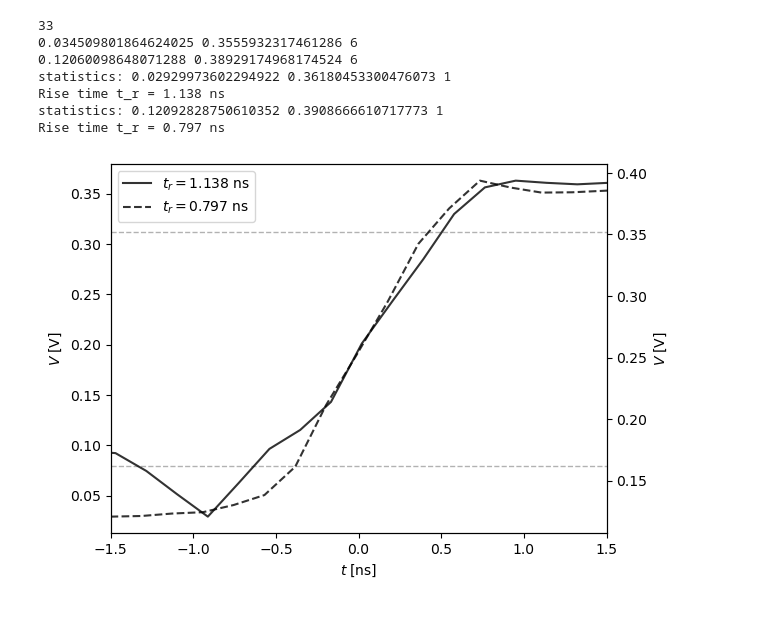
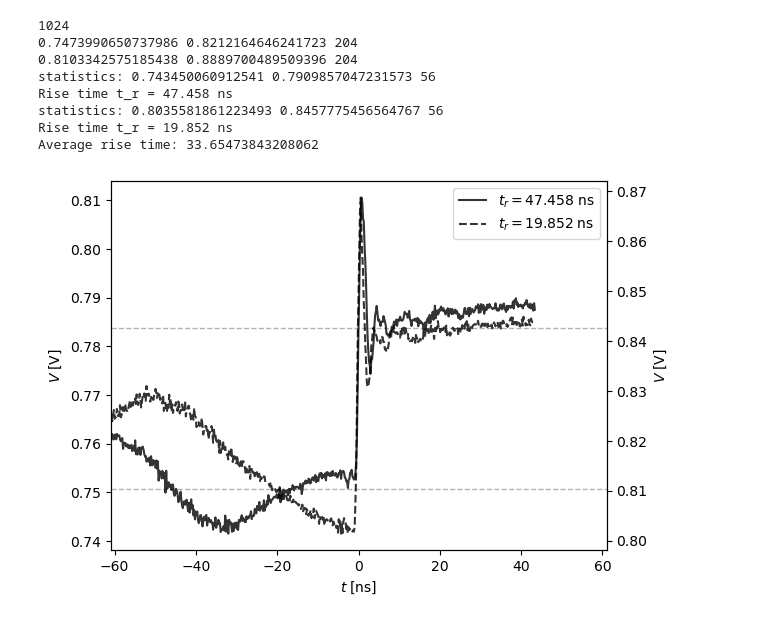
Before and after one commit to jaseg/sampling-mesh-monitor, a Jupyter notebook: risetime_measurements/Risetime.ipynb, the cells around one changed output. Saved outputs shown, nothing was run; the diff lists cells and outputs as text; code cells hidden in the pictures.

```diff
--- a/risetime_measurements/Risetime.ipynb
+++ b/risetime_measurements/Risetime.ipynb
@@ -94,6 +94,8 @@ def plot_and_calc(run, ivl_start, ivl_end, ax=None, ylabel=True, grid=True):
                 x_high = x1 + (x2 - x1) * (th_high - y1) / (y2 - y1)
         #ax.axvline(x_low, color='red')
         #ax.axvline(x_high, color='blue')
+        if x_high is None or x_low is None:
+            return 0, 0, 1
         tr = x_high - x_low
         print(f'Rise time t_r = {tr:.3f} ns')
         #ax.axvline(x_low)
@@ -102,42 +104,44 @@ def plot_and_calc(run, ivl_start, ivl_end, ax=None, ylabel=True, grid=True):
 
 
     th_low1, th_high1, tr1 = edge_process(t1, adc1_slice, 'red')
     th_low2, th_high2, tr2 = edge_process(t2, adc2_slice, 'blue')
 
     if grid:
         ax.grid()
     else:
         ax.axhline(th_low1, linewidth=1, linestyle='--', color='black', alpha=0.3, zorder=-2)
         ax.axhline(th_high1, linewidth=1, linestyle='--', color='black', alpha=0.3, zorder=-2)
 
     #ax.plot(t, d['adc1'], color='red', alpha=0.8)
     #ax.twinx().plot(t, d['adc2'], color='blue', alpha=0.8)
     #ax.set_xlim(ivl)
     l1 = ax.plot(t1, adc1_slice, color='black', linestyle='-', alpha=0.8)
     tx = ax.twinx()
     l2 = tx.plot(t2, adc2_slice, color='black', linestyle='--', alpha=0.8)
     ax.set_xlim([-ivl_w/2, ivl_w/2])
     ax.set_xlabel(r'$t\;[\mathrm{ns}]$')
     if ylabel:
         ax.set_ylabel(r'$V\;[\mathrm{V}]$')
         tx.set_ylabel(r'$V\;[\mathrm{V}]$')
     ax.legend(l1 + l2, [
         fr'$t_r = {tr1:.3f}\;\mathrm{{ns}}$',
         fr'$t_r = {tr2:.3f}\;\mathrm{{ns}}$'])
+    print('Average rise time:', (tr1+tr2)/2)
 
 #plot_and_calc('pi3hdx_clipline_risetime_new', 87, 90)
-plot_and_calc('run3_tdp0604_open', 97, 100, grid=False)
+plot_and_calc('max3748_new2_risetime', 8, 130, grid=False)
 #plot_and_calc('run3_max3748_open', 98, 103)
 #plot_and_calc('run3_74lvc_open', 97, 103)
 # %% [output]
-33
-0.034509801864624025 0.3555932317461286 6
-0.12060098648071288 0.38929174968174524 6
-statistics: 0.02929973602294922 0.36180453300476073 1
-Rise time t_r = 1.138 ns
-statistics: 0.12092828750610352 0.3908666610717773 1
-Rise time t_r = 0.797 ns
+1024
+0.7473990650737986 0.8212164646241723 204
+0.8103342575185438 0.8889700489509396 204
+statistics: 0.743450060912541 0.7909857047231573 56
+Rise time t_r = 47.458 ns
+statistics: 0.8035581861223493 0.8457775456564767 56
+Rise time t_r = 19.852 ns
+Average rise time: 33.65473843208062
-[figure, old version]
+[figure, new version]
 # %%
 with plt.rc_context({
         'legend.fontsize': 8,
```
Also changed, not shown: parts of 3 cells of this notebook, 49 other files.
